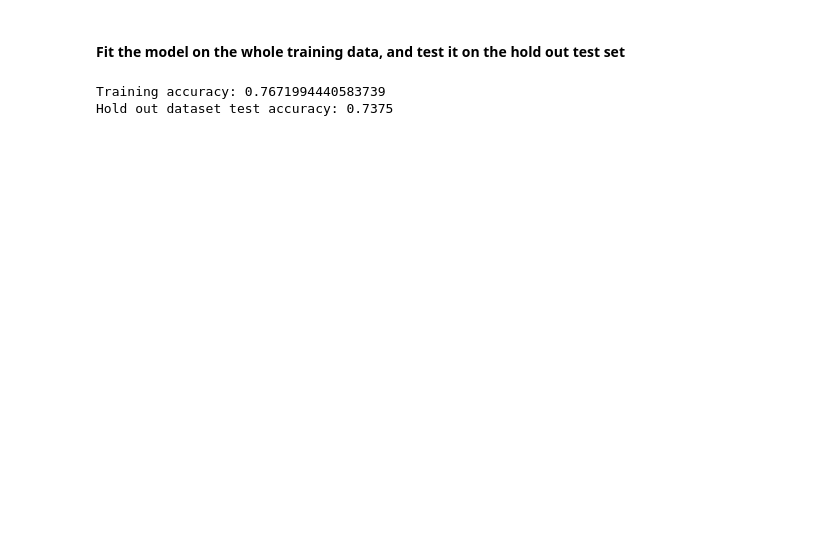
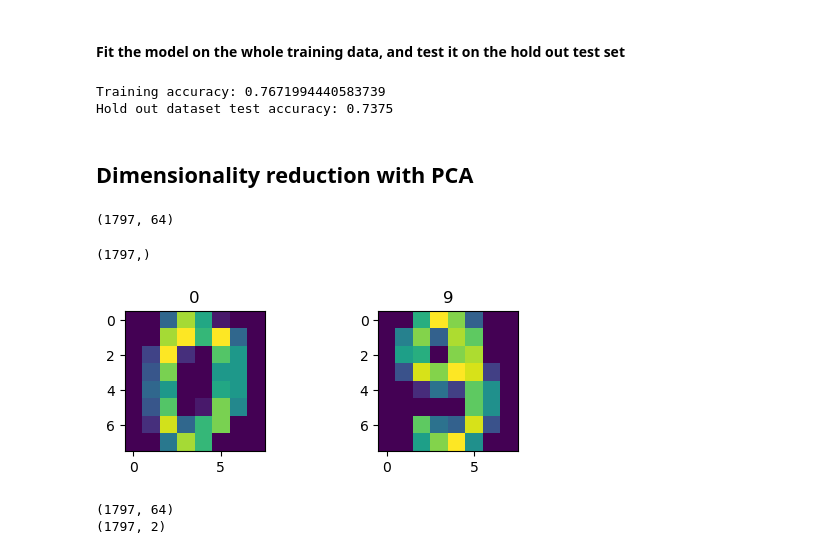
Before and after one commit to ds-courses/ml-series, a Jupyter notebook: ML_series.ipynb, the cells around one changed output. Drawn from its saved outputs; the diff is of its cells as text; code cells hidden in the pictures; blank space fills up the shorter version.

```diff
--- a/ML_series.ipynb
+++ b/ML_series.ipynb
@@ -959,3 +1050,26 @@ print(f"Hold out dataset test accuracy: {accuracy_score(y_final_test, lr_pipelin
 # %% [output]
 Training accuracy: 0.7671994440583739
 Hold out dataset test accuracy: 0.7375
+# %% [markdown]
+## Dimensionality reduction with PCA
+# %%
+from sklearn.datasets import load_digits
+digits = load_digits()
+# %%
+digits.data.shape
+# %% [output]
+(1797, 64)
+# %%
+digits.target.shape
+# %% [output]
+(1797,)
+# %%
+plt.figure(figsize=(6,4))
+plt.subplot(2,2,1)
+plt.imshow(digits.data[0,:].reshape(8,8));
+plt.title(digits.target[0]);
+plt.subplot(2,2,2)
+plt.imshow(digits.data[455,:].reshape(8,8));
+plt.title(digits.target[455]);
+# %% [output]
+[figure, added]
@@ -961,0 +1078,8 @@ Hold out dataset test accuracy: 0.7375
+# %%
+pca = PCA(n_components=2)  # project from 64 to 2 dimensions
+projected_digits = pca.fit_transform(digits.data)
+print(digits.data.shape)
+print(projected_digits.shape)
+# %% [output]
+(1797, 64)
+(1797, 2)
```
Also changed, not shown: parts of 45 cells of this notebook, 1 other file.
